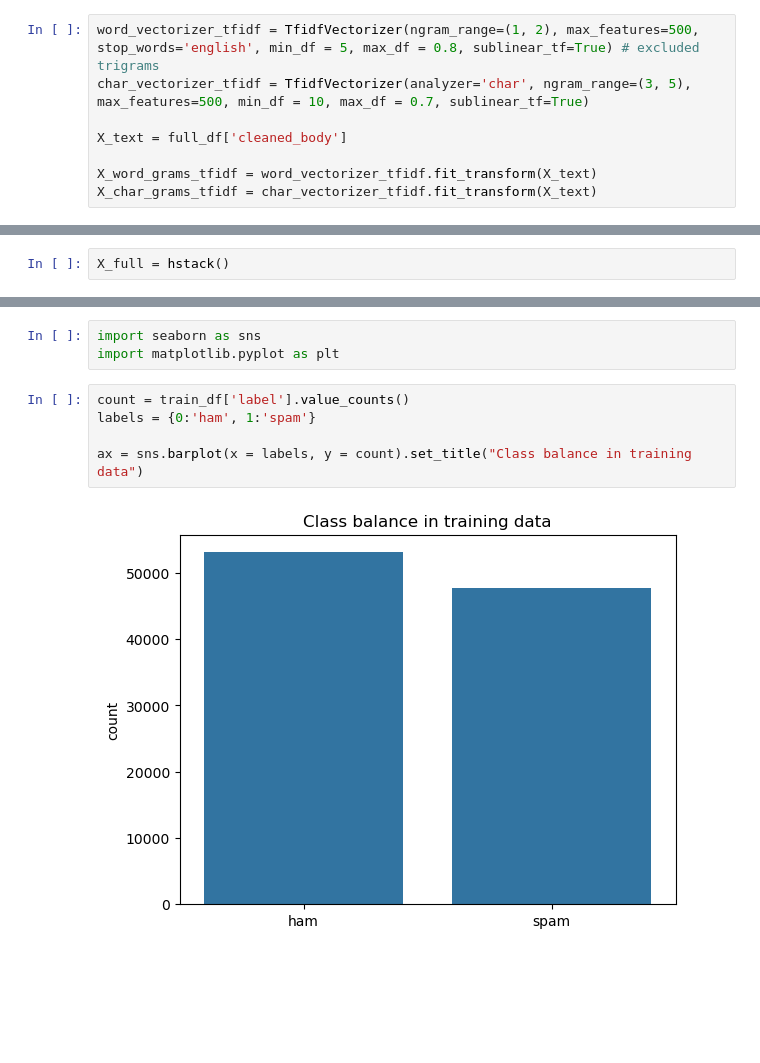
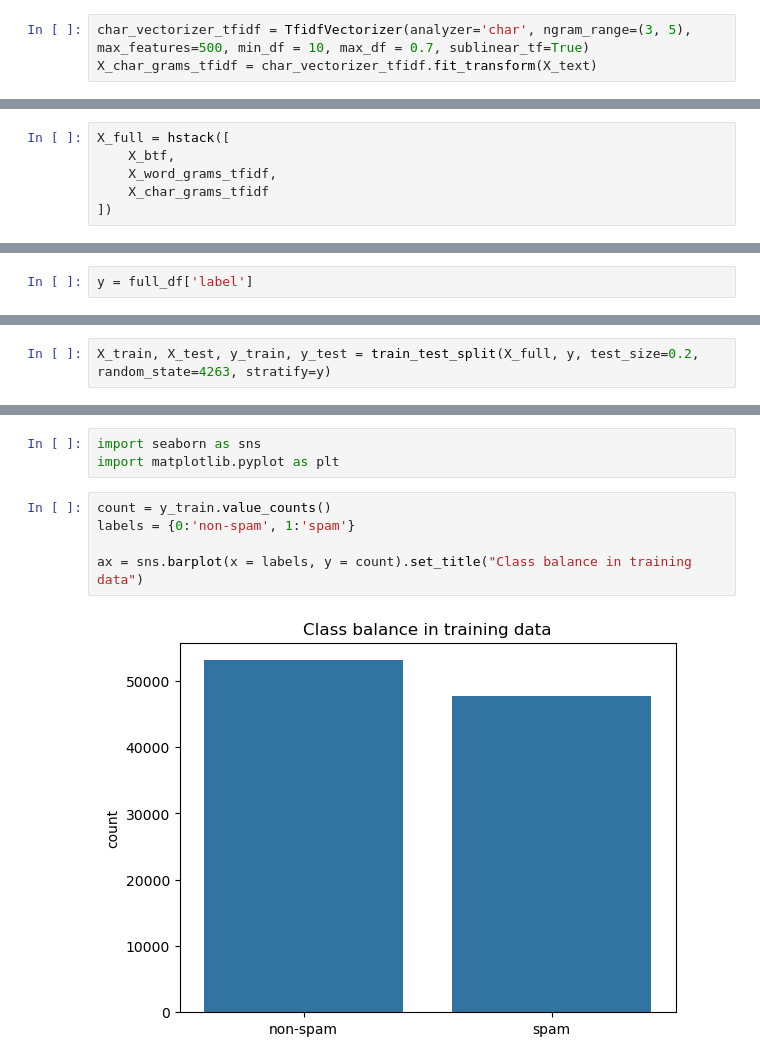
Before and after one commit to kmjtxt/spam_email_detection, a Jupyter notebook: notebooks/data cleaning and preprocessing FINAL.ipynb, the cells around one changed output, grey strips where cells are left out. Drawn from its saved outputs; the diff is of its cells as text; blank space fills up the shorter version.

```diff
--- a/notebooks/data cleaning and preprocessing FINAL.ipynb
+++ b/notebooks/data cleaning and preprocessing FINAL.ipynb
@@ -365,8 +366,3 @@ MemoryError:
 # %%
-word_vectorizer_tfidf = TfidfVectorizer(ngram_range=(1, 2), max_features=500, stop_words='english', min_df = 5, max_df = 0.8, sublinear_tf=True) # excluded trigrams
 char_vectorizer_tfidf = TfidfVectorizer(analyzer='char', ngram_range=(3, 5), max_features=500, min_df = 10, max_df = 0.7, sublinear_tf=True)
-
-X_text = full_df['cleaned_body']
-
-X_word_grams_tfidf = word_vectorizer_tfidf.fit_transform(X_text)
 X_char_grams_tfidf = char_vectorizer_tfidf.fit_transform(X_text)
@@ -375,2 +369,6 @@ MemoryError:
 # %%
-X_full = hstack()
+X_full = hstack([
+    X_btf,
+    X_word_grams_tfidf,
+    X_char_grams_tfidf
+])
@@ -379,2 +388,4 @@ df.to_csv('../data/processed/full_df.csv', index = False)
 # %% [markdown]
 Split into training and testing sets
+# %%
+y = full_df['label']
@@ -401,0 +401,2 @@ train_df, test_df = train_test_split(df, test_size=0.20, random_state=4263, stra
+# %%
+X_train, X_test, y_train, y_test = train_test_split(X_full, y, test_size=0.2, random_state=4263, stratify=y)
@@ -403,10 +414,10 @@ train_df, test_df = train_test_split(df, test_size=0.20, random_state=4263, stra
 import seaborn as sns
 import matplotlib.pyplot as plt
 # %%
-count = train_df['label'].value_counts()
-labels = {0:'ham', 1:'spam'}
+count = y_train.value_counts()
+labels = {0:'non-spam', 1:'spam'}
 
 ax = sns.barplot(x = labels, y = count).set_title("Class balance in training data")
 # %% [output]
-[figure, old version]
+[figure, new version]
 # %%
```
Also changed, not shown: parts of 30 cells of this notebook.
